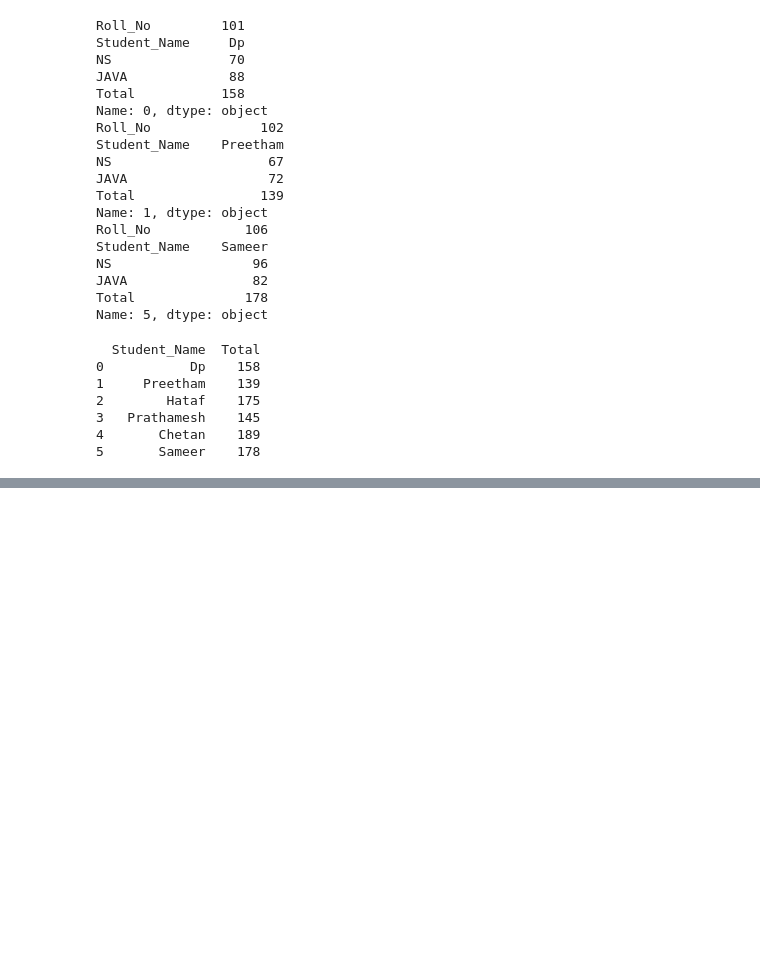
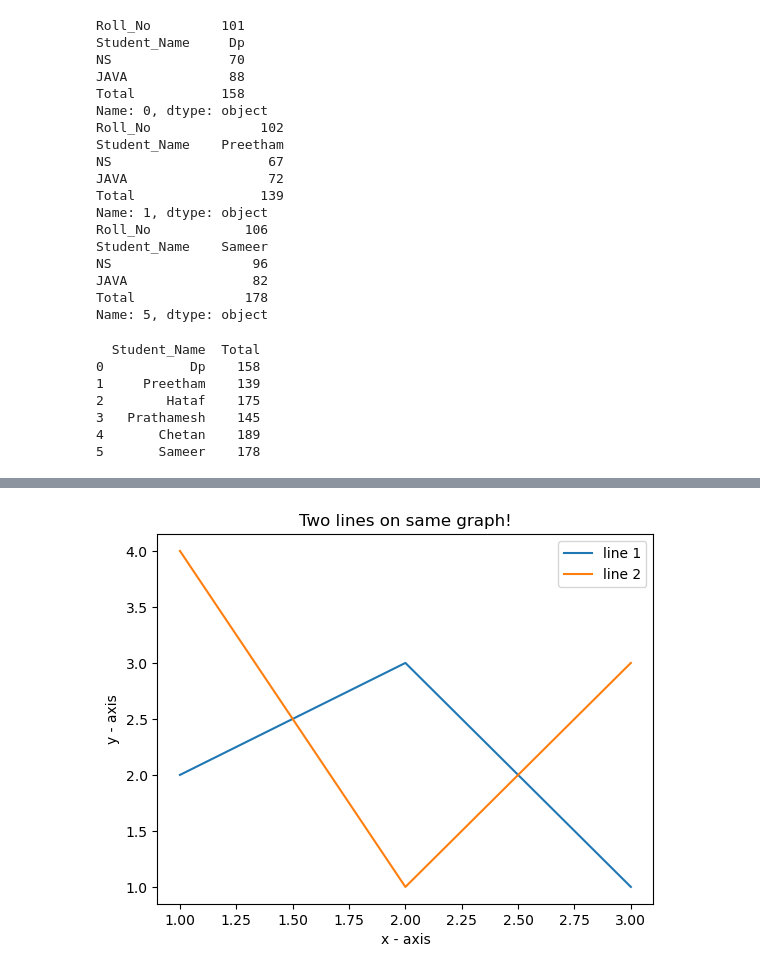
Before and after one commit to Rockyabhishek/Project, a Jupyter notebook: programs.ipynb, the cells around one changed output, grey strips where cells are left out. Saved outputs shown, nothing was run; the diff lists cells and outputs as text; code cells hidden in the pictures; blank space fills up the shorter version.

```diff
--- a/programs.ipynb
+++ b/programs.ipynb
@@ -252,0 +261,18 @@ print(df[['Student_Name','Total']])
+# %%
+x1=[1,2,3]
+y1=[2,3,1]
+plt.plot(x1,y1,label="line 1")
+
+x2=[1,2,3]
+y2=[4,1,3]
+plt.plot(x2,y2,label="line 2")
+
+plt.xlabel('x - axis')
+plt.ylabel('y - axis')
+plt.title("Two lines on same graph!")
+
+plt.legend()
+
+plt.show()
+# %% [output]
+[figure, added]
```
Also changed, not shown: parts of 4 cells of this notebook, 6 other files.
